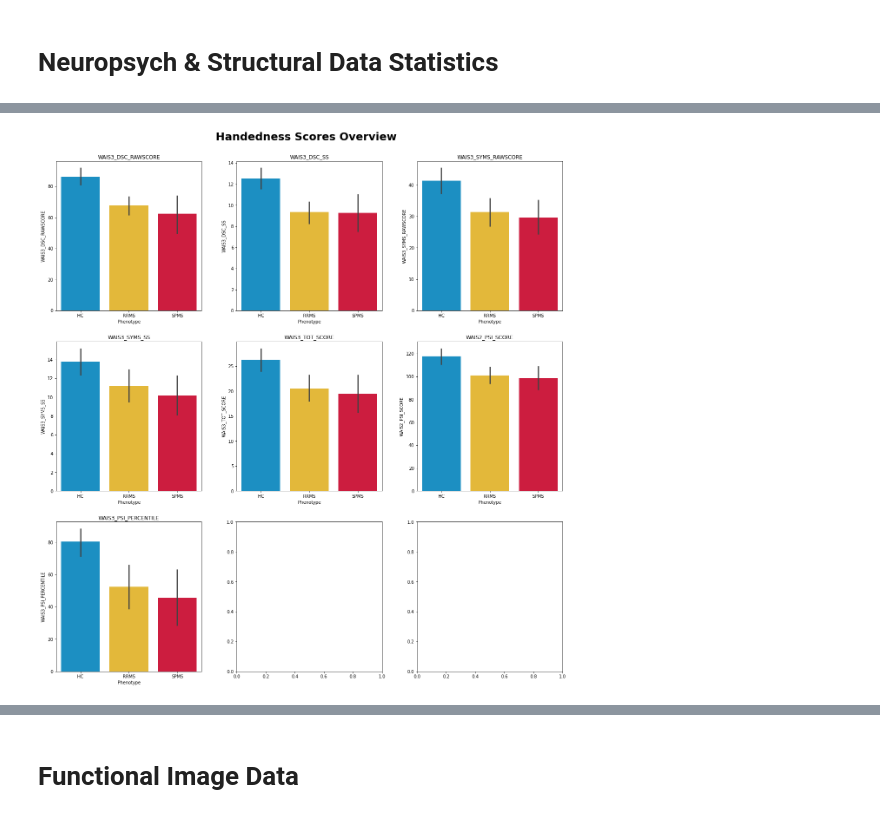
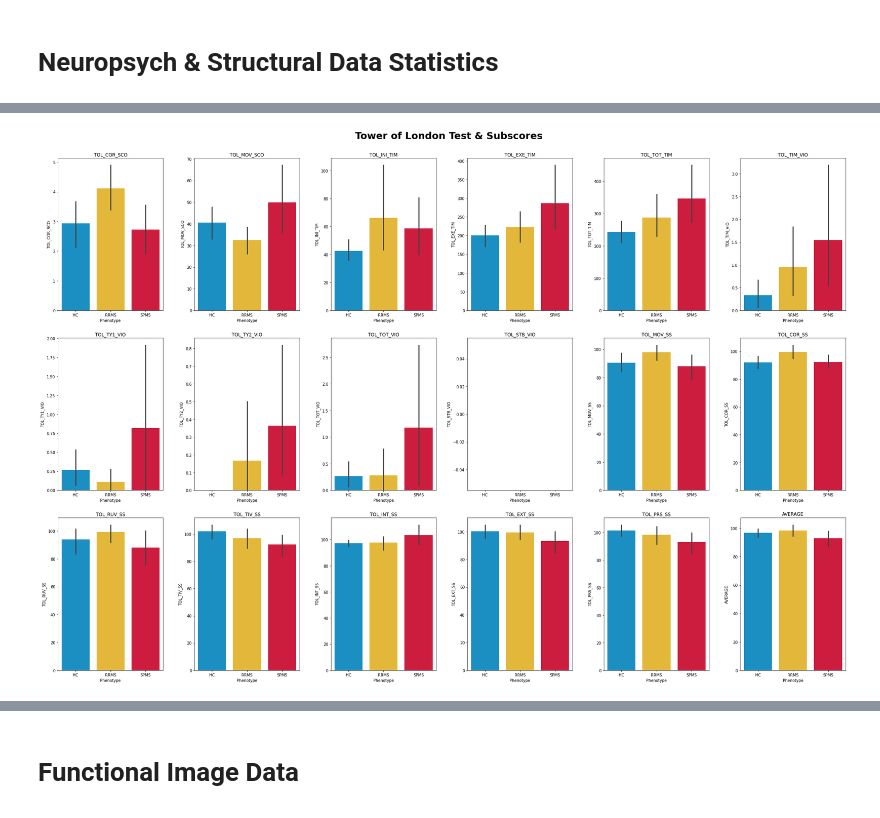
Before and after one commit to liuforest/CLMS_MRI, a Jupyter notebook: Analysis/analysis_fMRI.ipynb, the cells around one changed output, grey strips where cells are left out. Saved outputs shown, nothing was run; the diff lists cells and outputs as text; code cells hidden in the pictures.

```diff
--- a/Analysis/analysis_fMRI.ipynb
+++ b/Analysis/analysis_fMRI.ipynb
@@ -75,7 +49,7 @@ palette = ['#009ADE', '#FFC61E', '#E9002D']
 data=df_neuropsych
 # %%
 # define columns to be plotted
-metrics = ['AGE_YRS', 'EDU_YRS', 'SDMT_Z_SCO', 'WAIS3_PSI_PERCENTILE', 'MFIS_TOTAL', 'BDI-II_SCORE', 'TOL2_OVERALL_SS', 'PASAT2_3SEC_ZSCO', 'PASAT2_2SEC_ZSCO']
+metrics = ['AGE_YRS', 'EDU_YRS', 'SDM_Z_SD', 'PSI_PCT', 'MFIS_TOT', 'BDI_TOT_SCO', 'AVERAGE', 'PAS3_Z_SCO', 'PAS2_Z_SCO']
 
 fig, ax = plt.subplots(3, 3, figsize=(15, 14))
 fig.tight_layout(pad=5)
@@ -91,6 +65,6 @@ for i in range(len(metrics)):
 # %%
 # define columns to be plotted
-metrics = ['AGE_YRS', 'EDU_YRS', 'SDMT_Z_SCO', 'WAIS3_PSI_PERCENTILE', 'MFIS_TOTAL', 'BDI-II_SCORE', 'TOL2_OVERALL_SS', 'PASAT2_3SEC_ZSCO', 'PASAT2_2SEC_ZSCO']
+metrics = ['AGE_YRS', 'EDU_YRS', 'SDM_Z_SD', 'PSI_PCT', 'MFIS_TOT', 'BDI_TOT_SCO', 'AVERAGE', 'PAS3_Z_SCO', 'PAS2_Z_SCO']
 
 fig, ax = plt.subplots(3, 3, figsize=(15, 14))
 fig.tight_layout(pad=5)
@@ -106,16 +191,14 @@ for i in range(len(metrics)):
 # %%
-# handedness scores
-handedness_metrics = ['LTT_LH_MEAN_CORRECT', 'LTT_LH_TOTAL_ERRORS',
-       'LTT_RH_MEAN_CORRECT', 'LTT_RH_TOTAL_ERRORS',
-       'LTT_IN_PHASE_MEAN_CORRECT', 'LTT_OUT_PHASE_MEAN_CORRECT']
+# MFIS subscores
+MFIS_metrics = ['MFIS_TOT','MFIS_PHY','MFIS_COG','MFIS_PSY']
 
-fig, ax = plt.subplots(2, 3, figsize=(18, 10))
+fig, ax = plt.subplots(1,4, figsize=(24,8))
 fig.tight_layout(pad=5)
-fig.suptitle('Handedness Scores Overview', fontsize=25, fontweight='bold', y=1.01)
+fig.suptitle('MFIS & Subscores Overview', fontsize=25, fontweight='bold', y=1.01)
 ax = ax.ravel()
 
-for i in range(len(handedness_metrics)):
-    sns.barplot(ax=ax[i], x='MS_TYPE$', y=handedness_metrics[i], data=data, order=order, palette=palette)
-    ax[i].set_title(handedness_metrics[i])
+for i in range(len(MFIS_metrics)):
+    sns.barplot(ax=ax[i], x='MS_TYPE$', y=MFIS_metrics[i], data=data, order=order, palette=palette)
+    ax[i].set_title(MFIS_metrics[i])
     ax[i].set_xlabel('Phenotype')
 # %% [output]
@@ -123,17 +206,34 @@ for i in range(len(handedness_metrics)):
 # %%
-# WAIS3 subscores
-wais3_metrics = ['WAIS3_DSC_RAWSCORE', 'WAIS3_DSC_SS', 'WAIS3_SYMS_RAWSCORE',
-       'WAIS3_SYMS_SS', 'WAIS3_TOT_SCORE', 'WAIS2_PSI_SCORE',
-       'WAIS3_PSI_PERCENTILE']
+# TOL-2 subscores
+TOL2_subscores = [
+'TOL_COR_SCO',
+'TOL_MOV_SCO',
+'TOL_INI_TIM',
+'TOL_EXE_TIM',
+'TOL_TOT_TIM',
+'TOL_TIM_VIO',
+'TOL_TY1_VIO',
+'TOL_TY2_VIO',
+'TOL_TOT_VIO',
+'TOL_STB_VIO',
+'TOL_MOV_SS',
+'TOL_COR_SS',
+'TOL_RUV_SS',
+'TOL_TIV_SS',
+'TOL_INT_SS',
+'TOL_EXT_SS',
+'TOL_PRS_SS',
+'AVERAGE']
 
-fig, ax = plt.subplots(3, 3, figsize=(18, 18))
+
+fig, ax = plt.subplots(3,6, figsize=(30, 20))
 fig.tight_layout(pad=5)
-fig.suptitle('Handedness Scores Overview', fontsize=25, fontweight='bold', y=1.01)
+fig.suptitle('Tower of London Test & Subscores', fontsize=25, fontweight='bold', y=1.01)
 ax = ax.ravel()
 
-for i in range(len(wais3_metrics)):
-    sns.barplot(ax=ax[i], x='MS_TYPE$', y=wais3_metrics[i], data=data, order=order, palette=palette)
-    ax[i].set_title(wais3_metrics[i])
+for i in range(len(TOL2_subscores)):
+    sns.barplot(ax=ax[i], x='MS_TYPE$', y=TOL2_subscores[i], data=data, order=order, palette=palette)
+    ax[i].set_title(TOL2_subscores[i])
     ax[i].set_xlabel('Phenotype')
 # %% [output]
-[figure, old version]
+[figure, new version]
```
Also changed, not shown: parts of 20 cells of this notebook.
